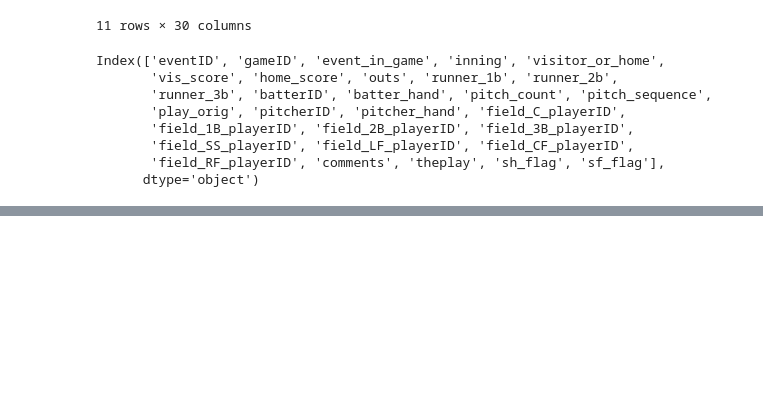
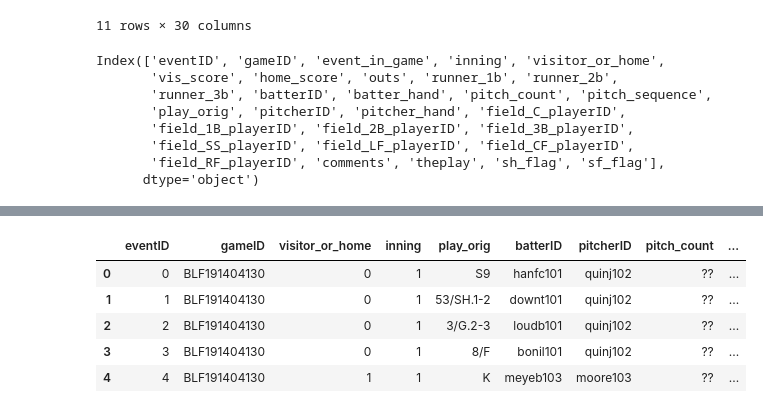
Before and after one commit to Choonghyun-Roy/mlb_match_prediction, a Jupyter notebook: data_preprocessing/eda.ipynb, the cells around one changed output, grey strips where cells are left out. Saved outputs shown, nothing was run; the diff lists cells and outputs as text; code cells hidden in the pictures; blank space fills up the shorter version.

```diff
--- a/data_preprocessing/eda.ipynb
+++ b/data_preprocessing/eda.ipynb
@@ -41,0 +90,3 @@ Index(['eventID', 'gameID', 'event_in_game', 'inning', 'visitor_or_home',
+# %%
+df_teams = pd.read_csv('../datasets/raw/teams.csv')
+df_teams.head()
@@ -41,0 +122,5 @@ Index(['eventID', 'gameID', 'event_in_game', 'inning', 'visitor_or_home',
+# %%
+df_games = pd.merge(df_games, df_teams, left_on='visitor', right_on='teamID', how='left')
+df_games['visitor_team_name'] = df_games[' city'] + ' ' + df_games[' nickname']
+df_games = df_games.drop(columns=['teamID', ' league', ' city', ' nickname', ' yearStart', ' yearEnd'])
+df_games.head()
@@ -41,0 +134,5 @@ Index(['eventID', 'gameID', 'event_in_game', 'inning', 'visitor_or_home',
+# %%
+df_games = pd.merge(df_games, df_teams, left_on='home', right_on='teamID', how='left')
+df_games['home_team_name'] = df_games[' city'] + ' ' + df_games[' nickname']
+df_games = df_games.drop(columns=['teamID', ' league', ' city', ' nickname', ' yearStart', ' yearEnd'])
+df_games.head()
@@ -41,0 +146,10 @@ Index(['eventID', 'gameID', 'event_in_game', 'inning', 'visitor_or_home',
+# %%
+df_merged = pd.merge(df_matchup, df_games, on='gameID', how='left')
+df_merged.head()
+# %% [output]
+|  | eventID | gameID | visitor_or_home | inning | play_orig | batterID | pitcherID | pitch_count | ... |
+| 0 | 0 | BLF191404130 | 0 | 1 | S9 | hanfc101 | quinj102 | ?? | ... |
+| 1 | 1 | BLF191404130 | 0 | 1 | 53/SH.1-2 | downt101 | quinj102 | ?? | ... |
+| 2 | 2 | BLF191404130 | 0 | 1 | 3/G.2-3 | loudb101 | quinj102 | ?? | ... |
+| 3 | 3 | BLF191404130 | 0 | 1 | 8/F | bonil101 | quinj102 | ?? | ... |
+| 4 | 4 | BLF191404130 | 1 | 1 | K | meyeb103 | moore103 | ?? | ... |
```
Also changed, not shown: parts of 11 cells of this notebook.
